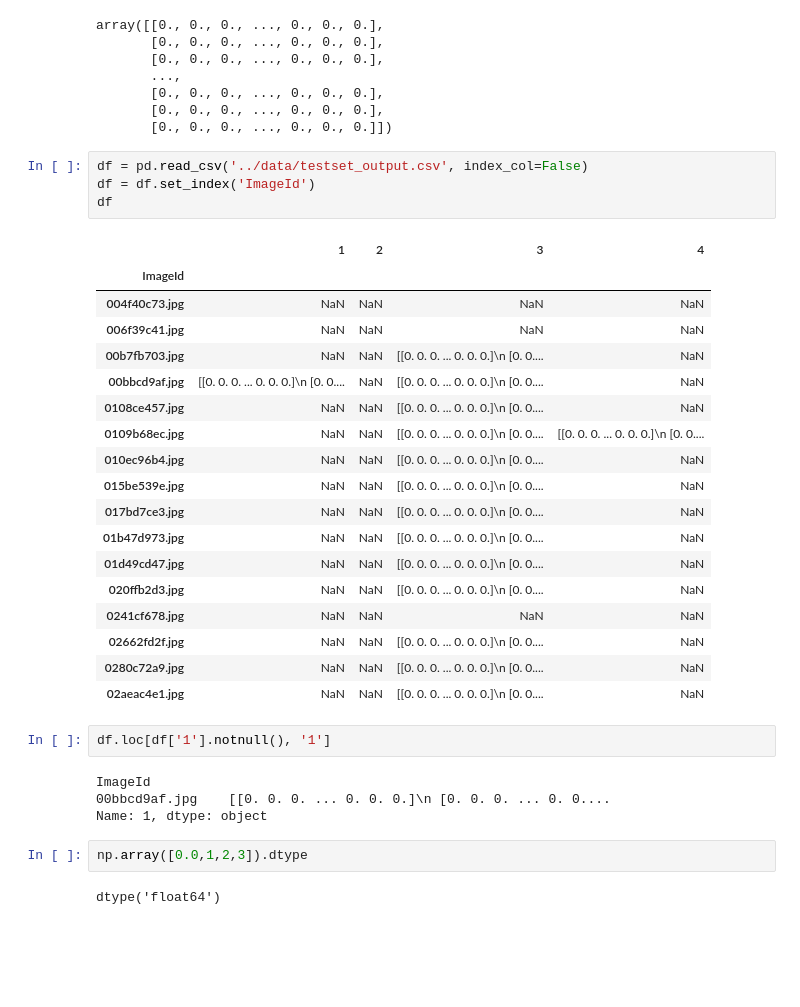
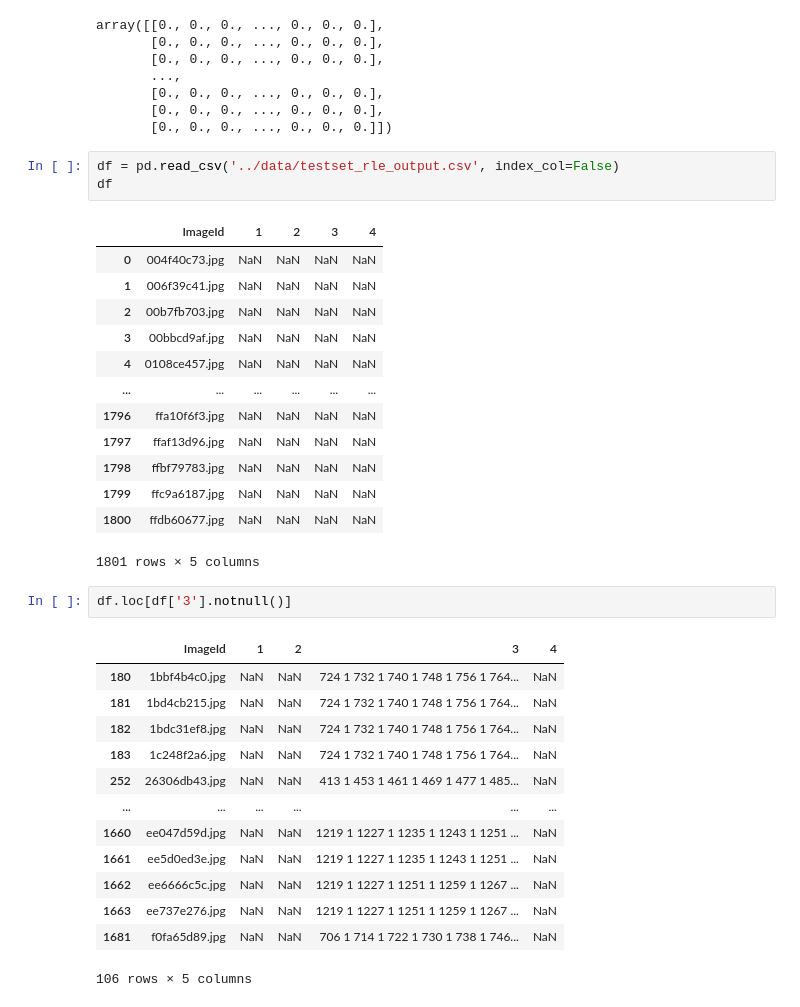
Before and after one commit to raymondlam19/Steel-Defect-Detection-Pytorch, a Jupyter notebook: notebook/3_new_model.ipynb, the cells around one changed output. Saved outputs shown, nothing was run; the diff lists cells and outputs as text; blank space fills up the shorter version.

```diff
--- a/notebook/3_new_model.ipynb
+++ b/notebook/3_new_model.ipynb
@@ -518,35 +501,35 @@ array([[0., 0., 0., ..., 0., 0., 0.],
        [0., 0., 0., ..., 0., 0., 0.],
        [0., 0., 0., ..., 0., 0., 0.]])
 # %%
-df = pd.read_csv('../data/testset_output.csv', index_col=False)
-df = df.set_index('ImageId')
+df = pd.read_csv('../data/testset_rle_output.csv', index_col=False)
 df
 # %% [output]
-|  | 1 | 2 | 3 | 4 |
-| ImageId |  |  |  |  |
-| 004f40c73.jpg | NaN | NaN | NaN | NaN |
-| 006f39c41.jpg | NaN | NaN | NaN | NaN |
-| 00b7fb703.jpg | NaN | NaN | [[0. 0. 0. ... 0. 0. 0.]\n [0. 0.... | NaN |
-| 00bbcd9af.jpg | [[0. 0. 0. ... 0. 0. 0.]\n [0. 0.... | NaN | [[0. 0. 0. ... 0. 0. 0.]\n [0. 0.... | NaN |
-| 0108ce457.jpg | NaN | NaN | [[0. 0. 0. ... 0. 0. 0.]\n [0. 0.... | NaN |
-| 0109b68ec.jpg | NaN | NaN | [[0. 0. 0. ... 0. 0. 0.]\n [0. 0.... | [[0. 0. 0. ... 0. 0. 0.]\n [0. 0.... |
-| 010ec96b4.jpg | NaN | NaN | [[0. 0. 0. ... 0. 0. 0.]\n [0. 0.... | NaN |
-| 015be539e.jpg | NaN | NaN | [[0. 0. 0. ... 0. 0. 0.]\n [0. 0.... | NaN |
-| 017bd7ce3.jpg | NaN | NaN | [[0. 0. 0. ... 0. 0. 0.]\n [0. 0.... | NaN |
-| 01b47d973.jpg | NaN | NaN | [[0. 0. 0. ... 0. 0. 0.]\n [0. 0.... | NaN |
-| 01d49cd47.jpg | NaN | NaN | [[0. 0. 0. ... 0. 0. 0.]\n [0. 0.... | NaN |
-| 020ffb2d3.jpg | NaN | NaN | [[0. 0. 0. ... 0. 0. 0.]\n [0. 0.... | NaN |
-| 0241cf678.jpg | NaN | NaN | NaN | NaN |
-| 02662fd2f.jpg | NaN | NaN | [[0. 0. 0. ... 0. 0. 0.]\n [0. 0.... | NaN |
-| 0280c72a9.jpg | NaN | NaN | [[0. 0. 0. ... 0. 0. 0.]\n [0. 0.... | NaN |
-| 02aeac4e1.jpg | NaN | NaN | [[0. 0. 0. ... 0. 0. 0.]\n [0. 0.... | NaN |
+|  | ImageId | 1 | 2 | 3 | 4 |
+| 0 | 004f40c73.jpg | NaN | NaN | NaN | NaN |
+| 1 | 006f39c41.jpg | NaN | NaN | NaN | NaN |
+| 2 | 00b7fb703.jpg | NaN | NaN | NaN | NaN |
+| 3 | 00bbcd9af.jpg | NaN | NaN | NaN | NaN |
+| 4 | 0108ce457.jpg | NaN | NaN | NaN | NaN |
+| ... | ... | ... | ... | ... | ... |
+| 1796 | ffa10f6f3.jpg | NaN | NaN | NaN | NaN |
+| 1797 | ffaf13d96.jpg | NaN | NaN | NaN | NaN |
+| 1798 | ffbf79783.jpg | NaN | NaN | NaN | NaN |
+| 1799 | ffc9a6187.jpg | NaN | NaN | NaN | NaN |
+| 1800 | ffdb60677.jpg | NaN | NaN | NaN | NaN |
+1801 rows × 5 columns
 # %%
-df.loc[df['1'].notnull(), '1']
+df.loc[df['3'].notnull()]
 # %% [output]
+|  | ImageId | 1 | 2 | 3 | 4 |
+| 180 | 1bbf4b4c0.jpg | NaN | NaN | 724 1 732 1 740 1 748 1 756 1 764... | NaN |
+| 181 | 1bd4cb215.jpg | NaN | NaN | 724 1 732 1 740 1 748 1 756 1 764... | NaN |
+| 182 | 1bdc31ef8.jpg | NaN | NaN | 724 1 732 1 740 1 748 1 756 1 764... | NaN |
+| 183 | 1c248f2a6.jpg | NaN | NaN | 724 1 732 1 740 1 748 1 756 1 764... | NaN |
+| 252 | 26306db43.jpg | NaN | NaN | 413 1 453 1 461 1 469 1 477 1 485... | NaN |
+| ... | ... | ... | ... | ... | ... |
+| 1660 | ee047d59d.jpg | NaN | NaN | 1219 1 1227 1 1235 1 1243 1 1251 ... | NaN |
+| 1661 | ee5d0ed3e.jpg | NaN | NaN | 1219 1 1227 1 1235 1 1243 1 1251 ... | NaN |
+| 1662 | ee6666c5c.jpg | NaN | NaN | 1219 1 1227 1 1251 1 1259 1 1267 ... | NaN |
+| 1663 | ee737e276.jpg | NaN | NaN | 1219 1 1227 1 1251 1 1259 1 1267 ... | NaN |
+| 1681 | f0fa65d89.jpg | NaN | NaN | 706 1 714 1 722 1 730 1 738 1 746... | NaN |
-ImageId
-00bbcd9af.jpg    [[0. 0. 0. ... 0. 0. 0.]\n [0. 0. 0. ... 0. 0....
-Name: 1, dtype: object
+106 rows × 5 columns
-# %%
-np.array([0.0,1,2,3]).dtype
-# %% [output]
-dtype('float64')
```
Also changed, not shown: parts of 6 cells of this notebook, 1 other file.
